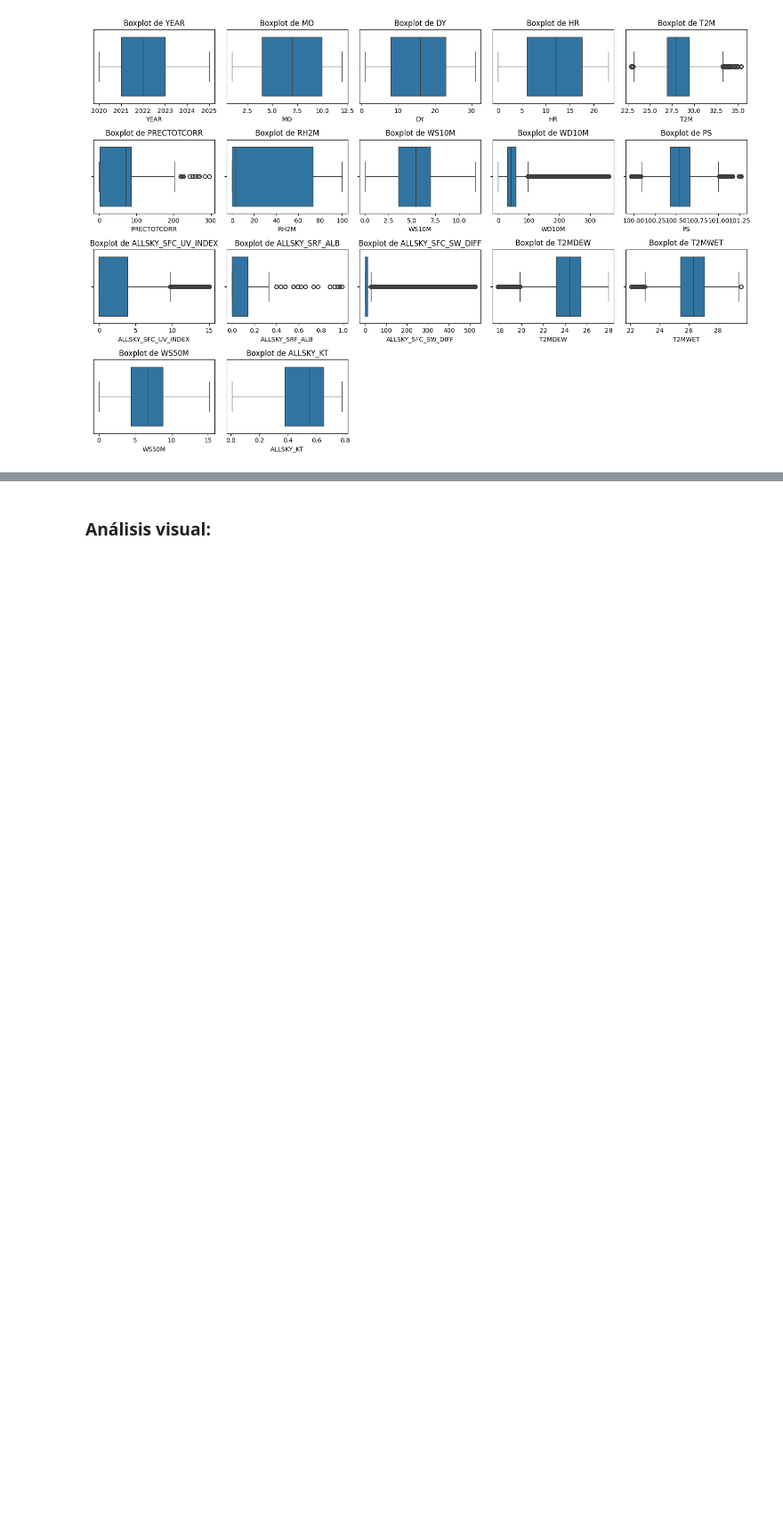
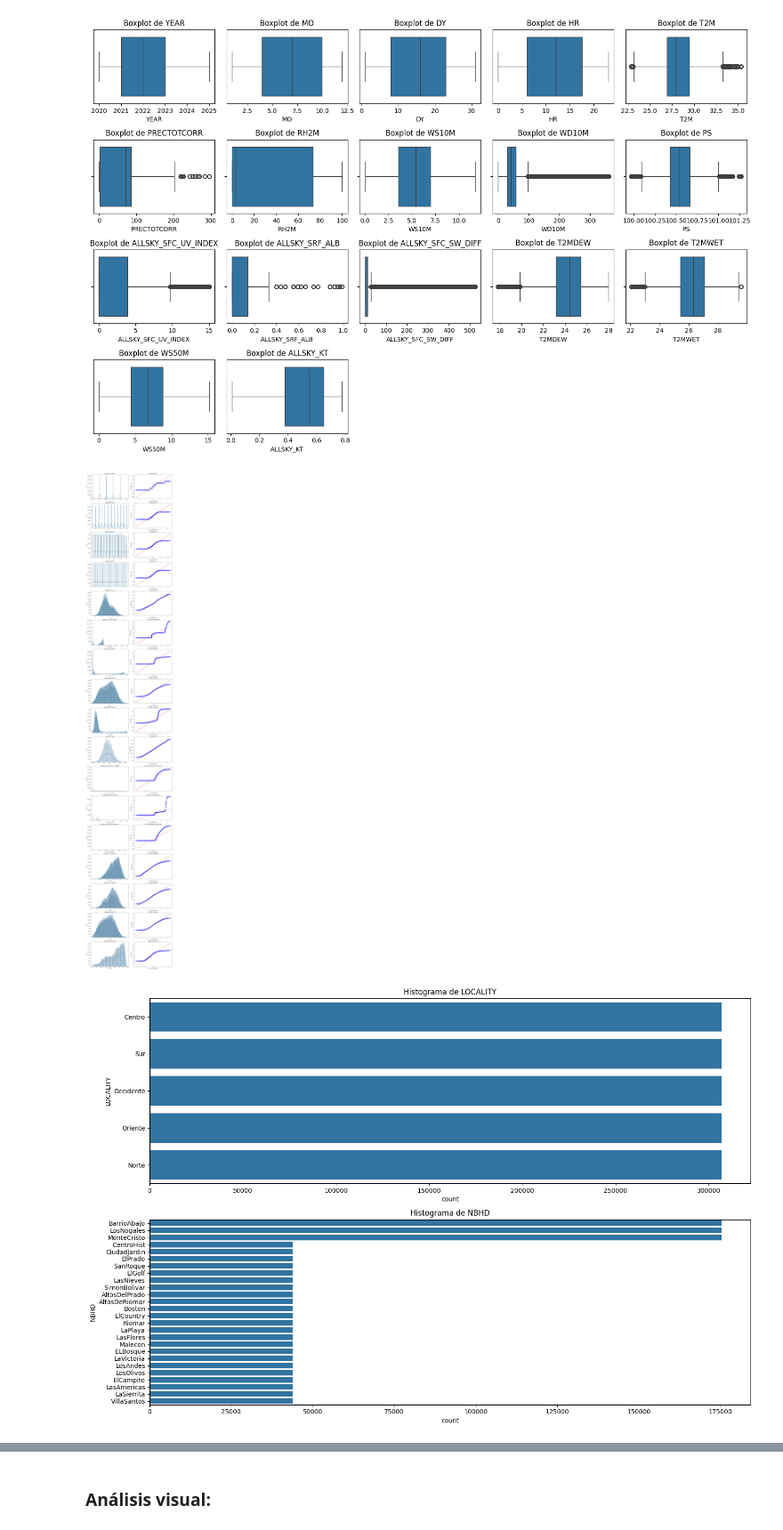
Before and after one commit to YisusParker/Machine-Learning-py, a Jupyter notebook: main.ipynb, the cells around one changed output, grey strips where cells are left out. Shown at 89% size. Drawn from its saved outputs; the diff is of its cells as text; code cells hidden in the pictures; blank space fills up the shorter version.

```diff
--- a/main.ipynb
+++ b/main.ipynb
@@ -397,3 +398,42 @@ plt.tight_layout()
 plt.show()
 # %% [output]
 [figure]
+# %%
+import seaborn as sns
+
+import scipy.stats as stats
+import matplotlib.pyplot as plt
+
+# Variables numéricas
+numeric_cols = df_cleaned_limits.select_dtypes(include=['number']).columns
+
+# Crear una figura para los histogramas y QQ plots
+fig, axes = plt.subplots(len(numeric_cols), 2, figsize=(15, 5 * len(numeric_cols)))
+
+for i, col in enumerate(numeric_cols):
+    # Histograma
+    sns.histplot(df_cleaned_limits[col].dropna(), kde=True, ax=axes[i, 0])
+    axes[i, 0].set_title(f'Histograma de {col}')
+
+    # QQ plot
+    stats.probplot(df_cleaned_limits[col].dropna(), dist="norm", plot=axes[i, 1])
+    axes[i, 1].set_title(f'QQ plot de {col}')
+
+plt.tight_layout()
+plt.show()
+
+# Variables categóricas
+categorical_cols = df_cleaned_limits.select_dtypes(include=['object']).columns
+
+# Crear una figura para los histogramas de variables categóricas
+fig, axes = plt.subplots(len(categorical_cols), 1, figsize=(15, 5 * len(categorical_cols)))
+
+for i, col in enumerate(categorical_cols):
+    sns.countplot(y=df_cleaned_limits[col], ax=axes[i])
+    axes[i].set_title(f'Histograma de {col}')
+
+plt.tight_layout()
+plt.show()
+# %% [output]
+[figure, added]
+[figure, added]
```
Also changed, not shown: parts of 6 cells of this notebook, 1 other file.
